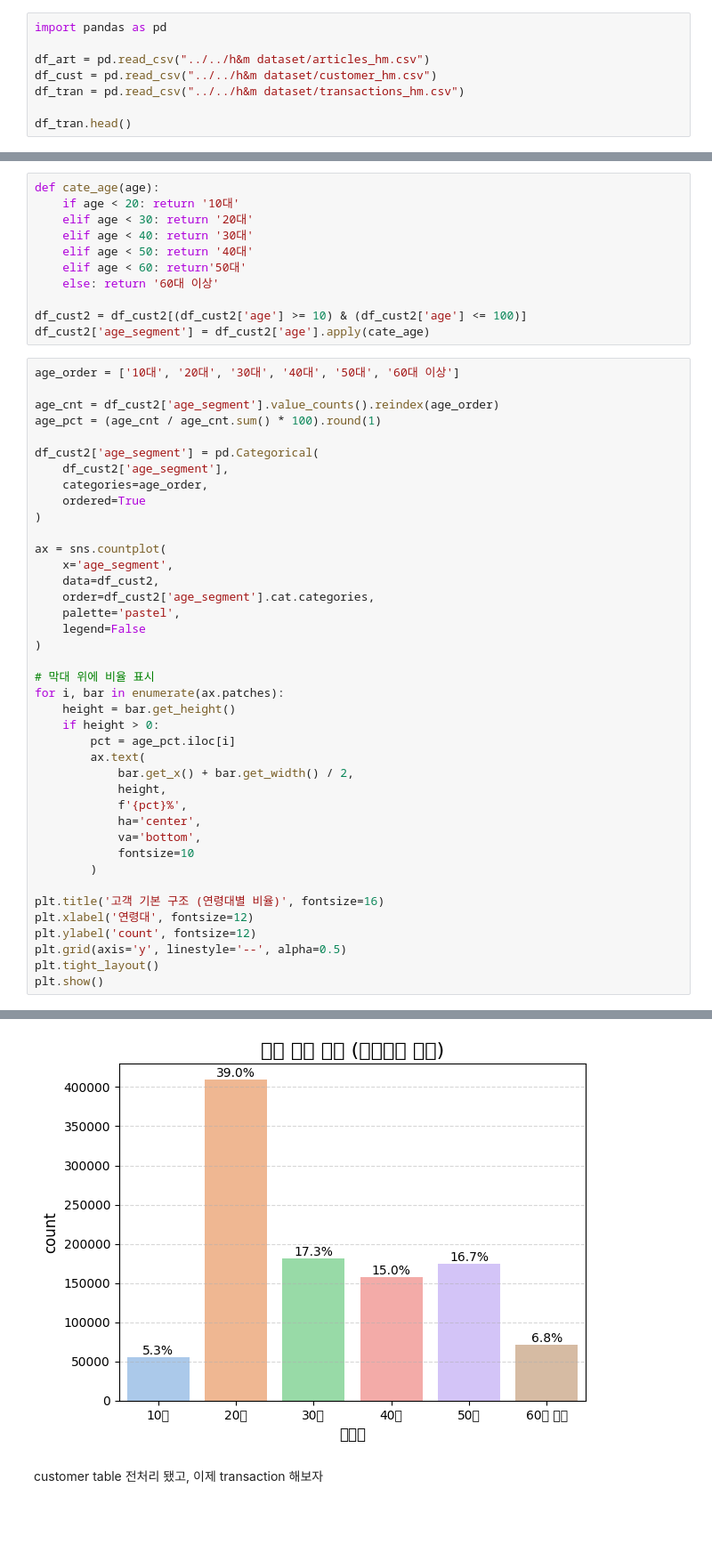
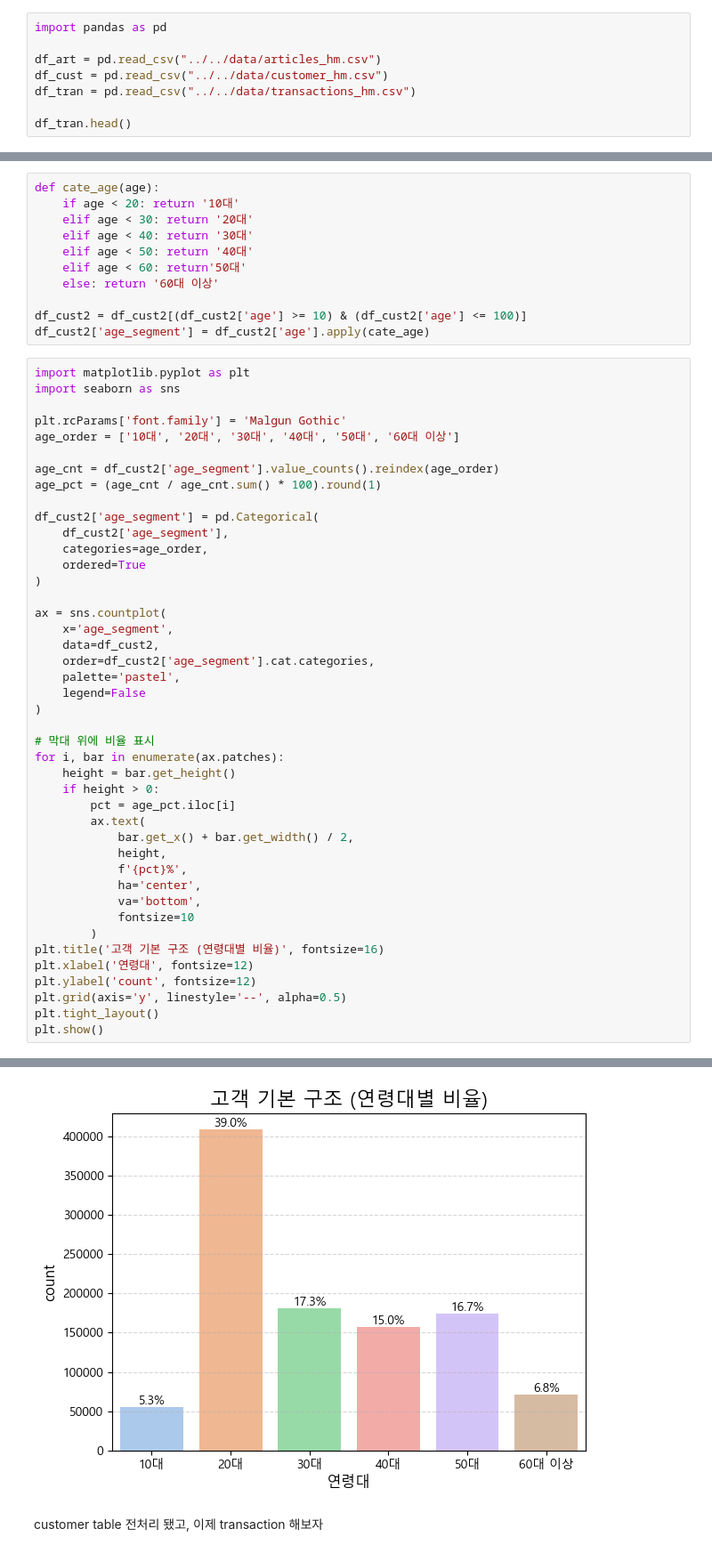
Before and after one commit to yoohengu/cross-gen-biz-analysis, a Jupyter notebook: notebooks/chanhui_eda/hm_2020_business_insight.ipynb, the cells around one changed output, grey strips where cells are left out. Shown at 89% size. Saved outputs shown, nothing was run; the diff lists cells and outputs as text; blank space fills up the shorter version.

```diff
--- a/notebooks/chanhui_eda/hm_2020_business_insight.ipynb
+++ b/notebooks/chanhui_eda/hm_2020_business_insight.ipynb
@@ -43,9 +43,9 @@ Kaggle 공개 표본으로 전체 고객을 대표하지 않는다.
 # %%
 import pandas as pd
 
-df_art = pd.read_csv("../../h&m dataset/articles_hm.csv")
-df_cust = pd.read_csv("../../h&m dataset/customer_hm.csv")
-df_tran = pd.read_csv("../../h&m dataset/transactions_hm.csv")
+df_art = pd.read_csv("../../data/articles_hm.csv")
+df_cust = pd.read_csv("../../data/customer_hm.csv")
+df_tran = pd.read_csv("../../data/transactions_hm.csv")
 
 df_tran.head()
 # %% [output]
@@ -213,6 +213,10 @@ def cate_age(age):
 df_cust2 = df_cust2[(df_cust2['age'] >= 10) & (df_cust2['age'] <= 100)]
 df_cust2['age_segment'] = df_cust2['age'].apply(cate_age)
 # %%
+import matplotlib.pyplot as plt
+import seaborn as sns
+
+plt.rcParams['font.family'] = 'Malgun Gothic'
 age_order = ['10대', '20대', '30대', '40대', '50대', '60대 이상']
 
 age_cnt = df_cust2['age_segment'].value_counts().reindex(age_order)
@@ -228,35 +232,34 @@ ax = sns.countplot(
     x='age_segment',
     data=df_cust2,
     order=df_cust2['age_segment'].cat.categories,
     palette='pastel',
     legend=False
 )
 
 # 막대 위에 비율 표시
 for i, bar in enumerate(ax.patches):
     height = bar.get_height()
     if height > 0:
         pct = age_pct.iloc[i]
         ax.text(
             bar.get_x() + bar.get_width() / 2,
             height,
             f'{pct}%',
             ha='center',
             va='bottom',
             fontsize=10
         )
-
 plt.title('고객 기본 구조 (연령대별 비율)', fontsize=16)
 plt.xlabel('연령대', fontsize=12)
 plt.ylabel('count', fontsize=12)
 plt.grid(axis='y', linestyle='--', alpha=0.5)
 plt.tight_layout()
 plt.show()
 # %% [output]
 Passing `palette` without assigning `hue` is deprecated and will be removed in v0.14.0. Assign the `x` variable to `hue` and set `legend=False` for the same effect.
 
   ax = sns.countplot(
-[figure, old version]
+[figure, new version]
 # %% [markdown]
 customer table 전처리 됐고, 이제 transaction 해보자
 # %%
```
